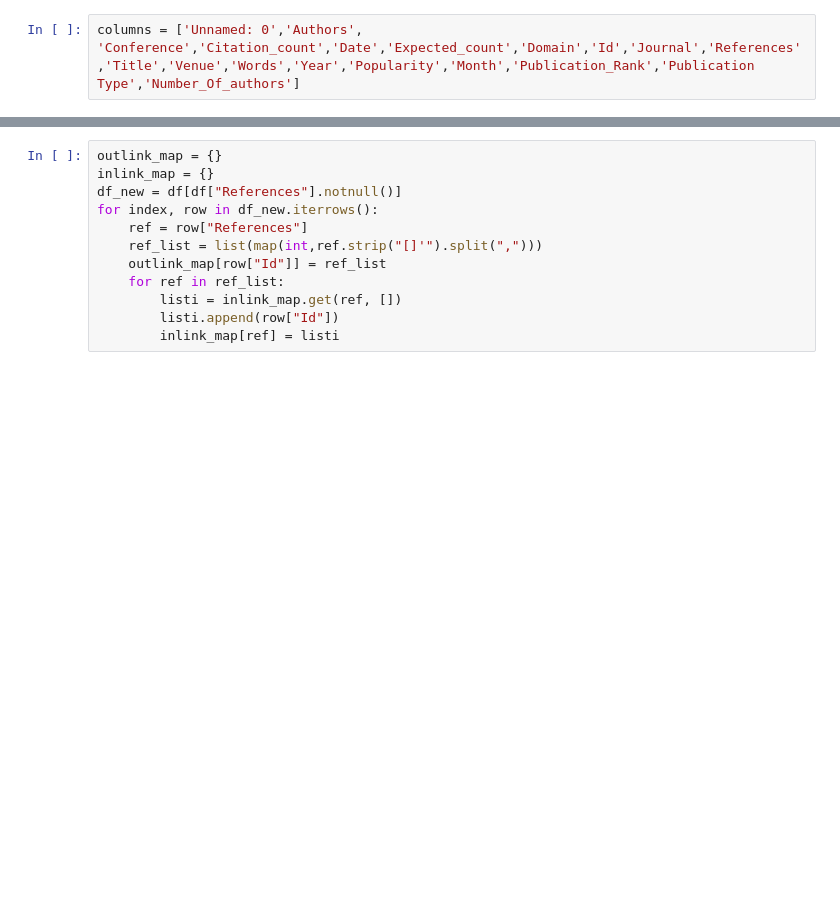
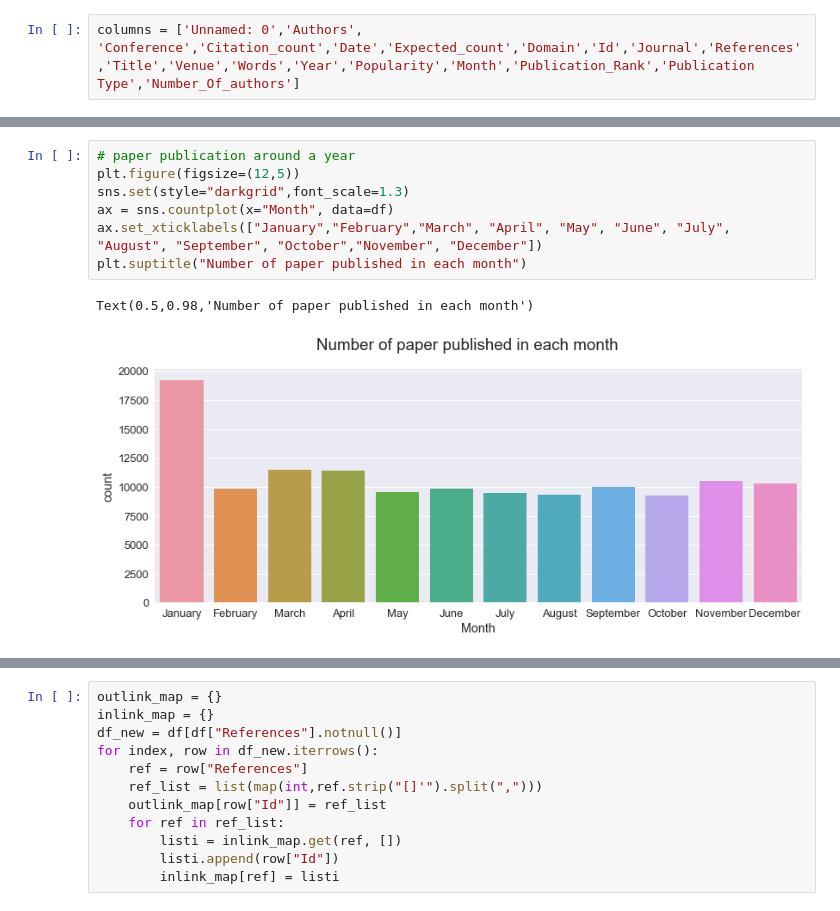
Before and after one commit to divvyam/APR, a Jupyter notebook: mag.ipynb, the cells around one changed output, grey strips where cells are left out. Drawn from its saved outputs; the diff is of its cells as text; blank space fills up the shorter version.

```diff
--- a/mag.ipynb
+++ b/mag.ipynb
@@ -165,2 +260,12 @@ df["Publication Type"].value_counts()
+# %%
+# paper publication around a year
+plt.figure(figsize=(12,5))
+sns.set(style="darkgrid",font_scale=1.3)
+ax = sns.countplot(x="Month", data=df)
+ax.set_xticklabels(["January","February","March", "April", "May", "June", "July", "August", "September", "October","November", "December"])
+plt.suptitle("Number of paper published in each month")
+# %% [output]
+Text(0.5,0.98,'Number of paper published in each month')
+[figure, added]
 # %%
 max(df.Number_Of_authors)
```
Also changed, not shown: parts of 29 cells of this notebook.
